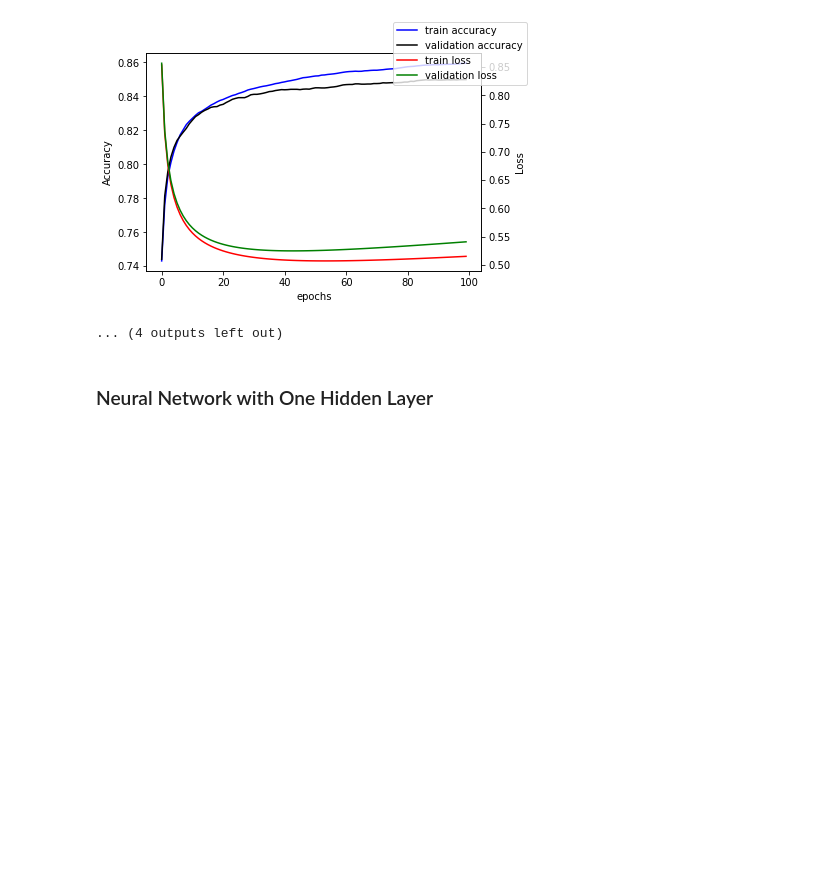
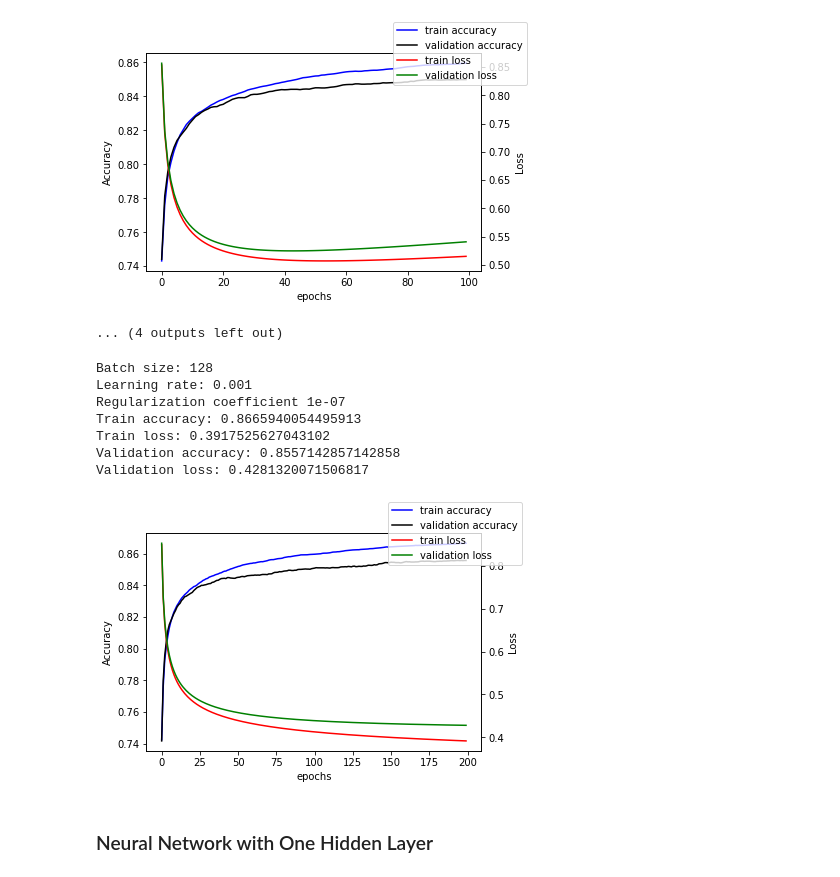
Before and after one commit to ofek181/Fashion-MNIST-from-scratch, a Jupyter notebook: FashionMNIST.ipynb, the cells around one changed output. Drawn from its saved outputs; the diff is of its cells as text; code cells hidden in the pictures; blank space fills up the shorter version.

```diff
--- a/FashionMNIST.ipynb
+++ b/FashionMNIST.ipynb
@@ -275,7 +278,18 @@ Validation loss: 0.5407923956936075
 ... (4 outputs left out)
 # %%
 # test and save the results of the best logistic regression classifier
-Lr.test(w[0])
+LR = LogisticRegression(batch_size=128, learning_rate=0.001, regularization_coefficient=10e-8)
+w = LR.train(epochs=200)
+LR.test(w)
+# %% [output]
+Batch size: 128
+Learning rate: 0.001
+Regularization coefficient 1e-07
+Train accuracy: 0.8665940054495913
+Train loss: 0.3917525627043102
+Validation accuracy: 0.8557142857142858
+Validation loss: 0.4281320071506817
+[figure, added]
 # %% [markdown]
 ### Neural Network with One Hidden Layer
 # %%
```
Also changed, not shown: parts of 8 cells of this notebook.
